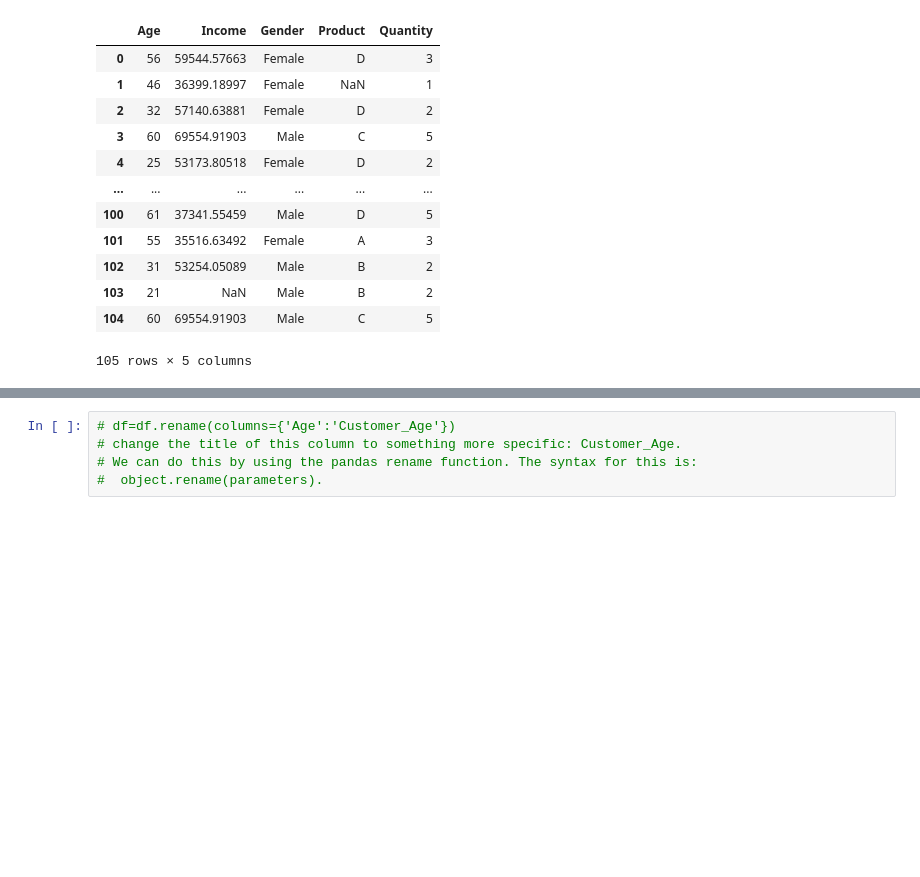
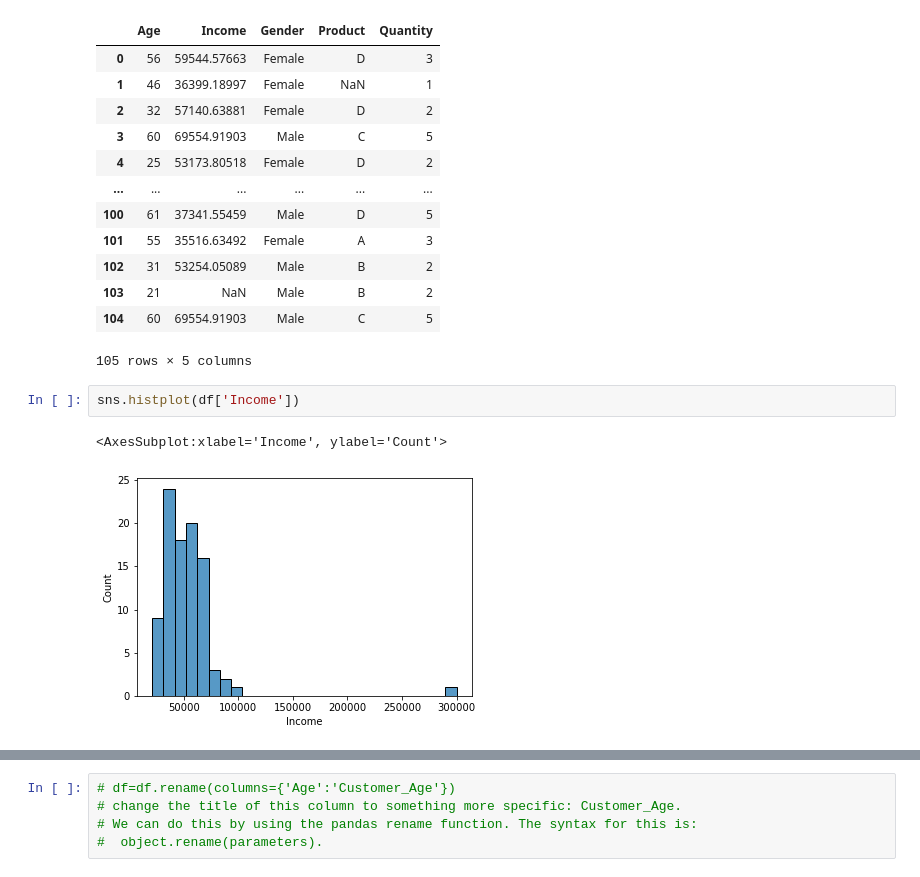
Before and after one commit to leningschulich/schulich_data_science, a Jupyter notebook: data class1.ipynb, the cells around one changed output, grey strips where cells are left out. Cells and saved outputs as stored; diff of their text form; blank space fills up the shorter version.

```diff
--- a/data class1.ipynb
+++ b/data class1.ipynb
@@ -28,3 +30,8 @@ df #shown number of rows and number of columns
 | 103 | 21 | NaN | Male | B | 2 |
 | 104 | 60 | 69554.91903 | Male | C | 5 |
 105 rows × 5 columns
+# %%
+sns.histplot(df['Income'])
+# %% [output]
+<AxesSubplot:xlabel='Income', ylabel='Count'>
+[figure, added]
```
Also changed, not shown: parts of 26 cells of this notebook, 2 other files.
